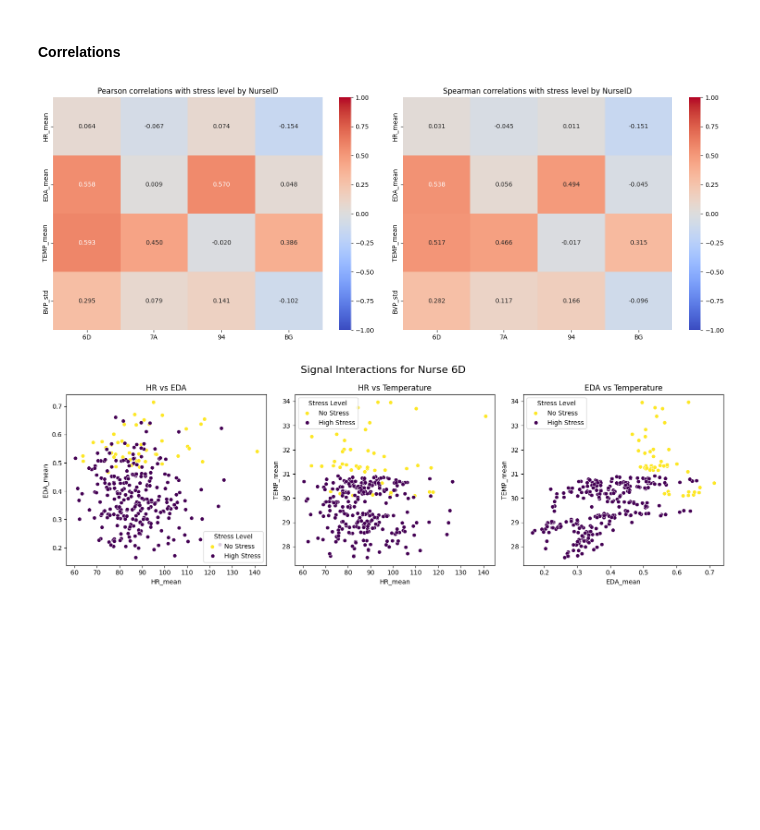
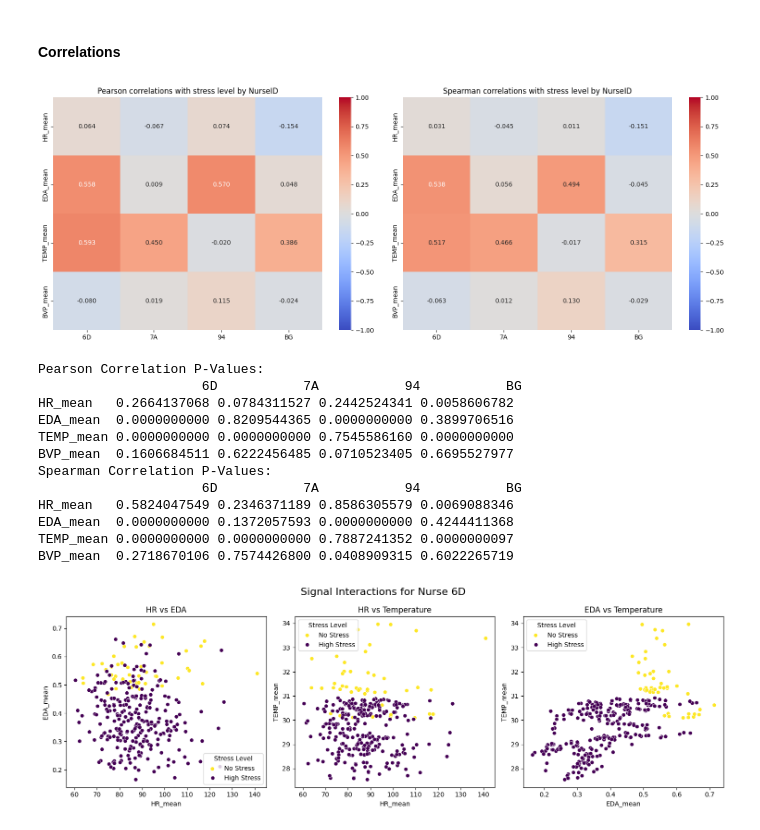
Before and after one commit to fatemehsoufian/physio-stress-analysis, a Jupyter notebook: data_preprocessing_part2_final.ipynb, the cells around one changed output. Cells and saved outputs as stored; diff of their text form; code cells hidden in the pictures; blank space fills up the shorter version.

Commit message:
correlation calculation updated

```diff
--- a/data_preprocessing_part2_final.ipynb
+++ b/data_preprocessing_part2_final.ipynb
@@ -136,3 +136,20 @@ plt.title('Correlation Matrix of Physiological Signals and Stress Level')
 plt.show()
 # %% [output]
 [figure]
+# %%
+from scipy.stats import pearsonr
+pd.set_option('display.float_format', '{:.10f}'.format)
+# Create a DataFrame to store correlations and p-values
+correlations = []
+p_values = []
+
+for var in correlation_vars:
+    # Calculate the Pearson correlation coefficient and p-value
+    corr, p = pearsonr(windowed_data["stress_level"], windowed_data[var])
+    correlations.append(corr)
+    p_values.append(p)
+
+# Create a DataFrame with results
+results_df = pd.DataFrame({'Variable': correlation_vars, 'Correlation': correlations, 'P-value': p_values})
+
+print(results_df)
@@ -345,7 +372,7 @@ selected_nurses = ["6D", "7A", "94", "BG"]
 selected_data = windowed_data[windowed_data['Nurse ID'].isin(selected_nurses)]
 
 # define signals to analyze
-signals = ['HR_mean', 'EDA_mean', 'TEMP_mean', 'BVP_std']
+signals = ['HR_mean', 'EDA_mean', 'TEMP_mean', 'BVP_mean']
           #'HR_std', 'EDA_std', 'TEMP_std', 'BVP_std']
 
 # empty DataFrames to store correlations
@@ -378,8 +405,60 @@ ax2.set_title('Spearman correlations with stress level by NurseID')
 
 plt.tight_layout()
 plt.show()
-# %% [output]
-[figure, removed]
+# %%
+from scipy.stats import pearsonr, spearmanr
+pd.set_option('display.float_format', lambda x: f'{x:.10f}')  # Set decimal places for better display
+
+# Initialize DataFrames for p-values
+pearson_p_values = pd.DataFrame(index=signals, columns=selected_nurses)
+spearman_p_values = pd.DataFrame(index=signals, columns=selected_nurses)
+
+# Calculate correlations and p-values for each nurse
+for nurse in selected_nurses:
+    nurse_data = selected_data[selected_data["Nurse ID"] == nurse]
+
+    for signal in signals:
+        # Pearson correlation and p-value
+        pearson_corr, pearson_p = pearsonr(nurse_data[signal], nurse_data["stress_level"])
+        pearson_correlations.loc[signal, nurse] = pearson_corr
+        pearson_p_values.loc[signal, nurse] = pearson_p
+
+        # Spearman correlation and p-value
+        spearman_corr, spearman_p = spearmanr(nurse_data[signal], nurse_data["stress_level"])
+        spearman_correlations.loc[signal, nurse] = spearman_corr
+        spearman_p_values.loc[signal, nurse] = spearman_p
+
+# heatmap for Pearson correlations
+fig, (ax1, ax2) = plt.subplots(1, 2, figsize=(16, 6))
+sns.heatmap(pearson_correlations, annot=True, cmap='coolwarm', center=0,
+            vmin=-1, vmax=1, ax=ax1, fmt='.3f')
+ax1.set_title('Pearson correlations with stress level by NurseID')
+
+# heatmap for Spearman correlations
+sns.heatmap(spearman_correlations, annot=True, cmap='coolwarm', center=0,
+            vmin=-1, vmax=1, ax=ax2, fmt='.3f')
+ax2.set_title('Spearman correlations with stress level by NurseID')
+
+plt.tight_layout()
+plt.show()
+
+# Display p-values as separate tables
+print("Pearson Correlation P-Values:\n", pearson_p_values)
+print("Spearman Correlation P-Values:\n", spearman_p_values)
+# %% [output]
+[figure, added]
+Pearson Correlation P-Values:
+                     6D           7A           94           BG
+HR_mean   0.2664137068 0.0784311527 0.2442524341 0.0058606782
+EDA_mean  0.0000000000 0.8209544365 0.0000000000 0.3899706516
+TEMP_mean 0.0000000000 0.0000000000 0.7545586160 0.0000000000
+BVP_mean  0.1606684511 0.6222456485 0.0710523405 0.6695527977
+Spearman Correlation P-Values:
+                     6D           7A           94           BG
+HR_mean   0.5824047549 0.2346371189 0.8586305579 0.0069088346
+EDA_mean  0.0000000000 0.1372057593 0.0000000000 0.4244411368
+TEMP_mean 0.0000000000 0.0000000000 0.7887241352 0.0000000097
+BVP_mean  0.2718670106 0.7574426800 0.0408909315 0.6022265719
 # %%
 # joint plots for signal interactions
 for nurse_id in ["6D","BG"]:
```
Also changed, not shown: parts of 1 cell of this notebook.
